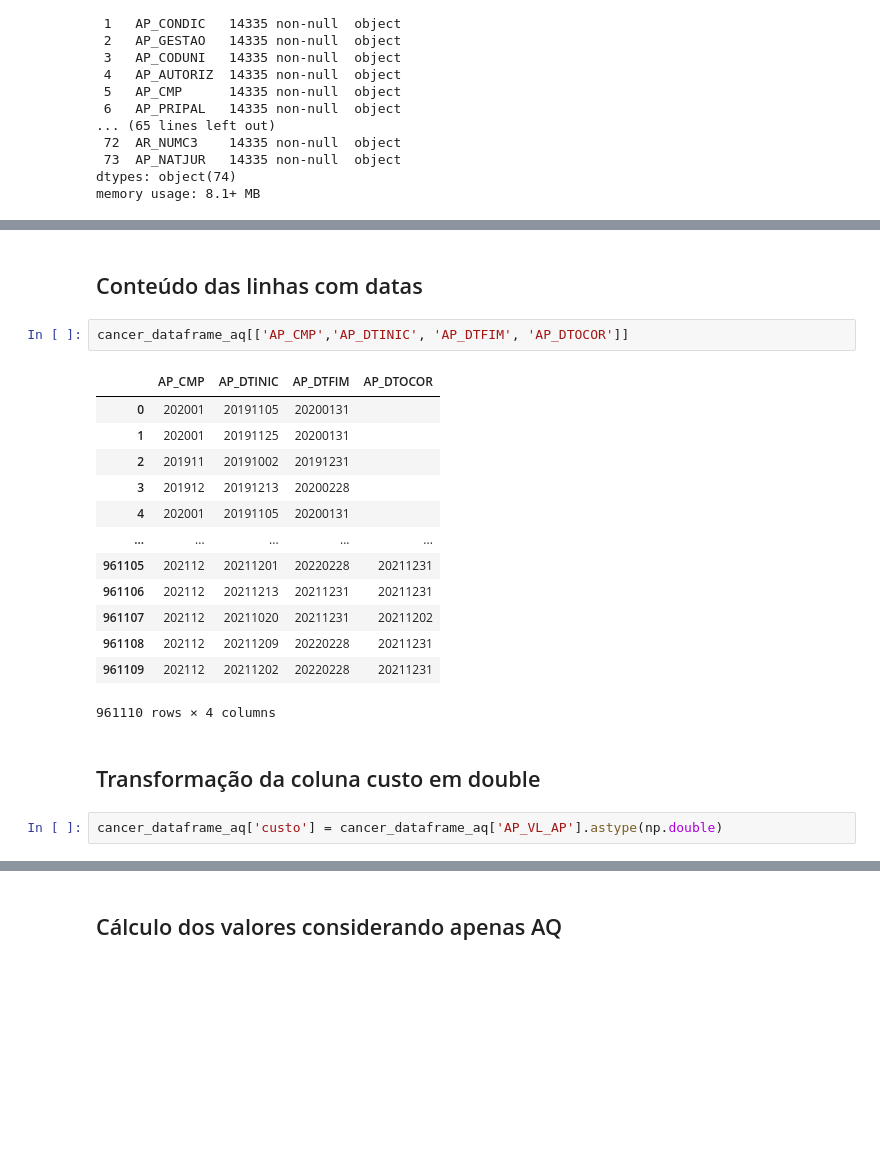
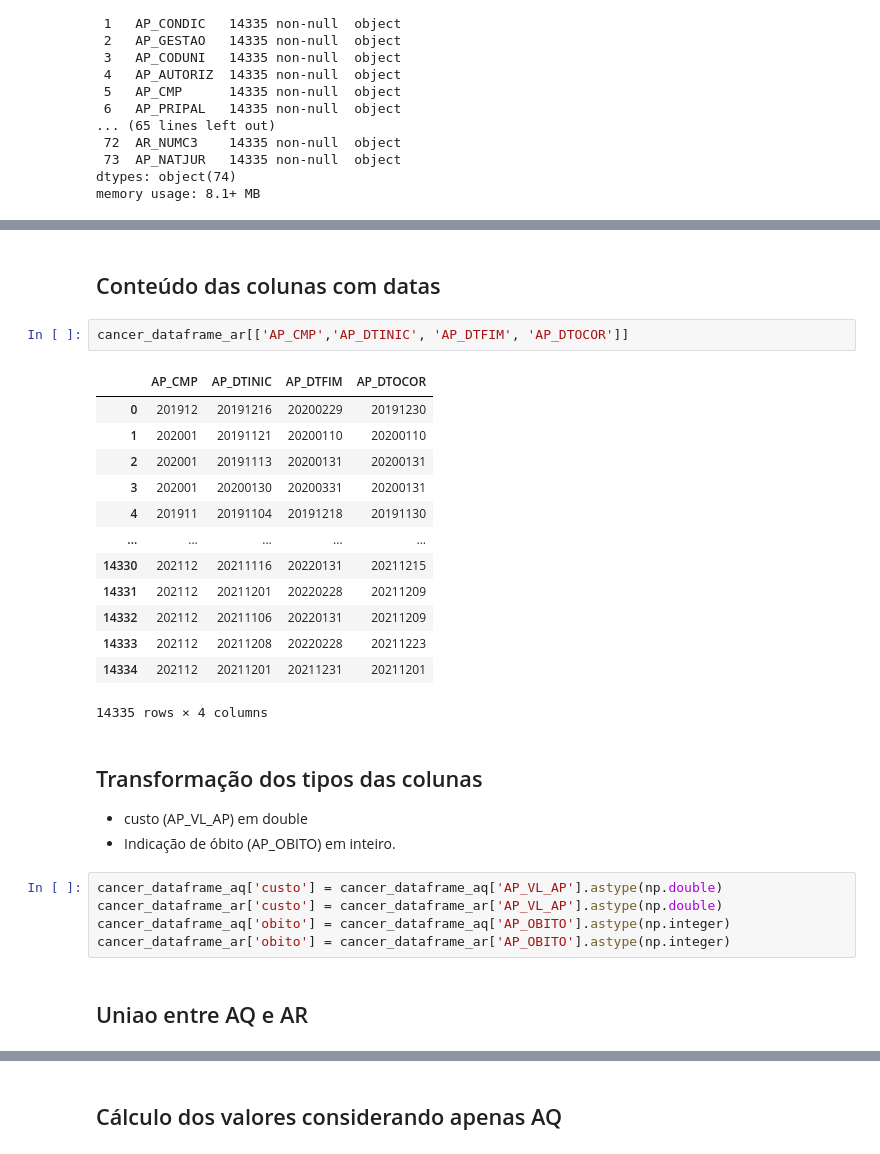
Before and after one commit to heber-augusto/sus-kpis-analysis, a Jupyter notebook: sia/indicadores_monitor_rosa_sia_pa.ipynb, the cells around one changed output, grey strips where cells are left out. Cells and saved outputs as stored; diff of their text form; blank space fills up the shorter version.

```diff
--- a/sia/indicadores_monitor_rosa_sia_pa.ipynb
+++ b/sia/indicadores_monitor_rosa_sia_pa.ipynb
@@ -397,22 +398,29 @@ cancer_dataframe_ar.head()
 # %% [markdown]
-## Conteúdo das linhas com datas
+## Conteúdo das colunas com datas
 # %%
-cancer_dataframe_aq[['AP_CMP','AP_DTINIC', 'AP_DTFIM', 'AP_DTOCOR']]
+cancer_dataframe_ar[['AP_CMP','AP_DTINIC', 'AP_DTFIM', 'AP_DTOCOR']]
 # %% [output]
 |  | AP_CMP | AP_DTINIC | AP_DTFIM | AP_DTOCOR |
-| 0 | 202001 | 20191105 | 20200131 |  |
-| 1 | 202001 | 20191125 | 20200131 |  |
-| 2 | 201911 | 20191002 | 20191231 |  |
-| 3 | 201912 | 20191213 | 20200228 |  |
-| 4 | 202001 | 20191105 | 20200131 |  |
+| 0 | 201912 | 20191216 | 20200229 | 20191230 |
+| 1 | 202001 | 20191121 | 20200110 | 20200110 |
+| 2 | 202001 | 20191113 | 20200131 | 20200131 |
+| 3 | 202001 | 20200130 | 20200331 | 20200131 |
+| 4 | 201911 | 20191104 | 20191218 | 20191130 |
 | ... | ... | ... | ... | ... |
-| 961105 | 202112 | 20211201 | 20220228 | 20211231 |
-| 961106 | 202112 | 20211213 | 20211231 | 20211231 |
-| 961107 | 202112 | 20211020 | 20211231 | 20211202 |
-| 961108 | 202112 | 20211209 | 20220228 | 20211231 |
-| 961109 | 202112 | 20211202 | 20220228 | 20211231 |
+| 14330 | 202112 | 20211116 | 20220131 | 20211215 |
+| 14331 | 202112 | 20211201 | 20220228 | 20211209 |
+| 14332 | 202112 | 20211106 | 20220131 | 20211209 |
+| 14333 | 202112 | 20211208 | 20220228 | 20211223 |
+| 14334 | 202112 | 20211201 | 20211231 | 20211201 |
-961110 rows × 4 columns
+14335 rows × 4 columns
-# %% [markdown]
-## Transformação da coluna custo em double
-# %%
-cancer_dataframe_aq['custo'] = cancer_dataframe_aq['AP_VL_AP'].astype(np.double)
+# %% [markdown]
+## Transformação dos tipos das colunas
+ - custo (AP_VL_AP) em double
+ - Indicação de óbito (AP_OBITO) em inteiro.
+# %%
+cancer_dataframe_aq['custo'] = cancer_dataframe_aq['AP_VL_AP'].astype(np.double)
+cancer_dataframe_ar['custo'] = cancer_dataframe_ar['AP_VL_AP'].astype(np.double)
+cancer_dataframe_aq['obito'] = cancer_dataframe_aq['AP_OBITO'].astype(np.integer)
+cancer_dataframe_ar['obito'] = cancer_dataframe_ar['AP_OBITO'].astype(np.integer)
+# %% [markdown]
+## Uniao entre AQ e AR
```
Also changed, not shown: parts of 11 cells of this notebook.
